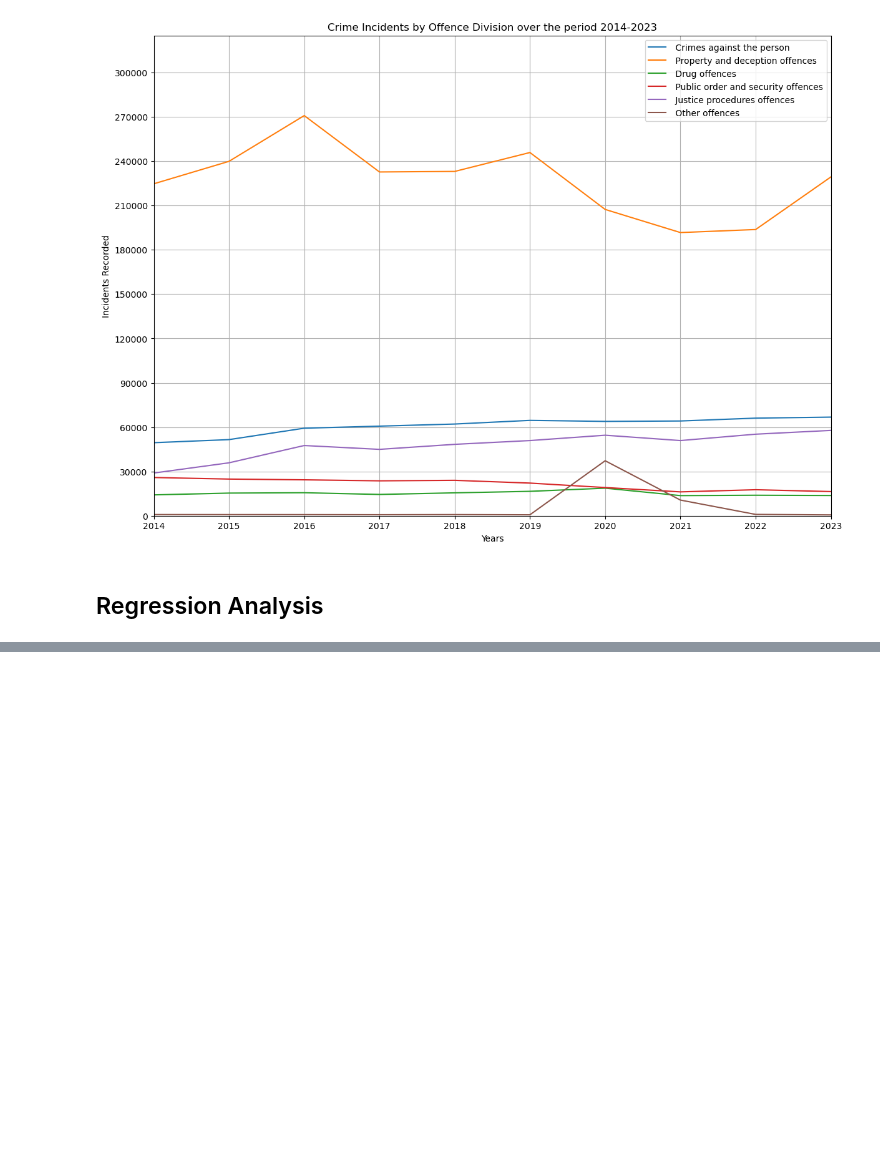
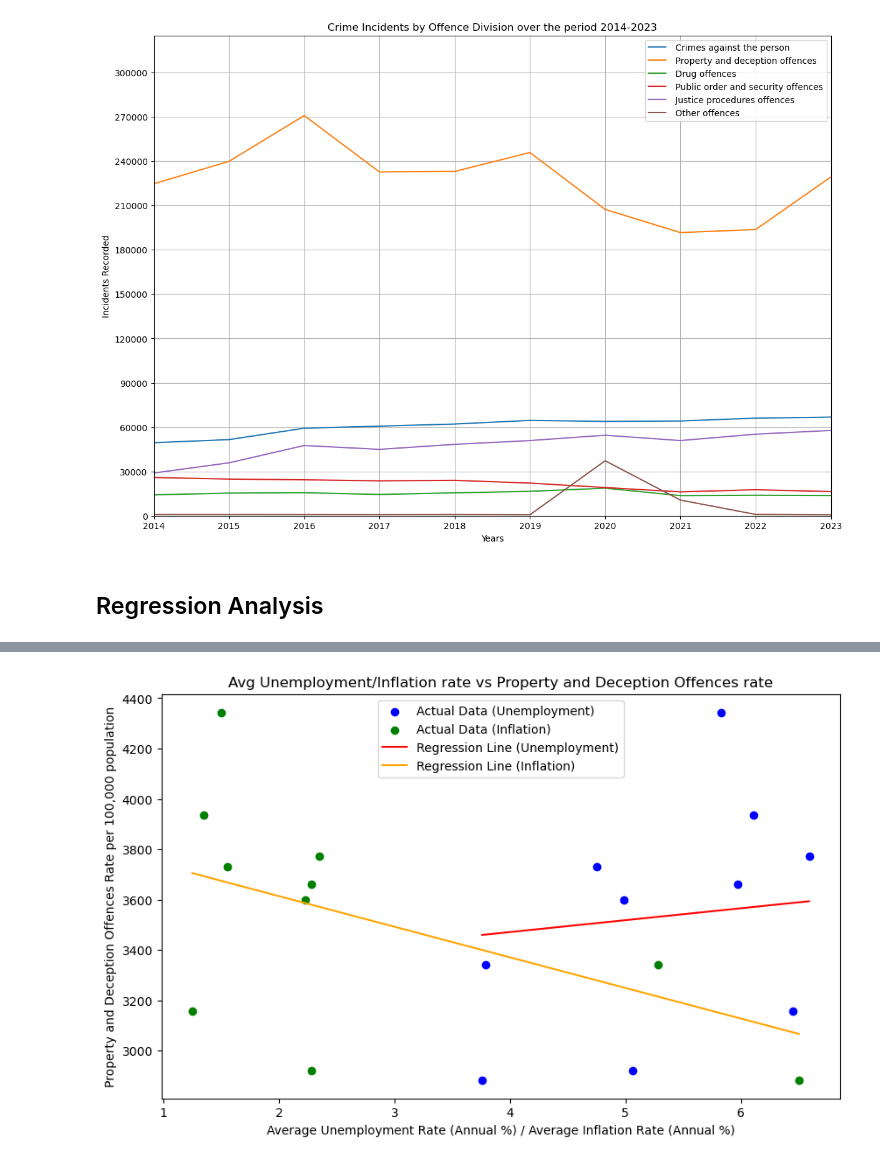
Before and after one commit to MahsaHesam/Project1, a Jupyter notebook: Crime_Analysis_in _Victoria.ipynb, the cells around one changed output, grey strips where cells are left out. Saved outputs shown, nothing was run; the diff lists cells and outputs as text; code cells hidden in the pictures; blank space fills up the shorter version.

```diff
--- a/Crime_Analysis_in _Victoria.ipynb
+++ b/Crime_Analysis_in _Victoria.ipynb
@@ -389,10 +419,10 @@ X = sm.add_constant(X)
 y = y.values
 
 # Fit the regression model
-Total_LGA_Crime= sm.OLS(y, X).fit()
+property_and_deception_offences= sm.OLS(y, X).fit()
 
 # Print the regression summary
-print(Total_LGA_Crime.summary())
+print(property_and_deception_offences.summary())
 # %% [output]
                             OLS Regression Results
 ==============================================================================
@@ -411,6 +441,36 @@ Covariance Type:            nonrobust
 
 Notes:
 [1] Standard Errors assume that the covariance matrix of the errors is correctly specified.
+# %%
+# Define a range of values for the independent variable (e.g., Average Unemployment Rate)
+plt.figure(figsize=(10, 6))
+
+x_range_unemployment = np.linspace(X.iloc[:, 1].min(), X.iloc[:, 1].max(), 100)
+
+# Define a range of values for the other independent variable (e.g., Average Inflation Rate)
+x_range_inflation = np.linspace(X.iloc[:, 2].min(), X.iloc[:, 2].max(), 100)
+
+# Calculate predicted values using the regression equation for both variables
+predicted_values_unemployment = property_and_deception_offences.params[0] + property_and_deception_offences.params[1] * x_range_unemployment + property_and_deception_offences.params[2] * X.iloc[:, 2].mean()
+predicted_values_inflation = property_and_deception_offences.params[0] + property_and_deception_offences.params[1] * X.iloc[:, 1].mean() + property_and_deception_offences.params[2] * x_range_inflation
+
+# Scatter plot of the actual data points
+plt.scatter(X.iloc[:, 1], y, label='Actual Data (Unemployment)', color='blue')
+plt.scatter(X.iloc[:, 2], y, label='Actual Data (Inflation)', color='green')
+
+# Plotting the regression line for both variables
+plt.plot(x_range_unemployment, predicted_values_unemployment, label='Regression Line (Unemployment)', color='red')
+plt.plot(x_range_inflation, predicted_values_inflation, label='Regression Line (Inflation)', color='orange')
+
+# Adding labels and legend
+plt.xlabel('Average Unemployment Rate (Annual %) / Average Inflation Rate (Annual %)')
+plt.ylabel('Property and Deception Offences Rate per 100,000 population')
+plt.title('Avg Unemployment/Inflation rate vs Property and Deception Offences rate')
+plt.legend()
+
+plt.savefig('Visualisation Images/Avg Unemployment and Inflation rate vs Property and Deception Offences rate.png')
+# %% [output]
+[figure, added]
 # %%
 # Define the dependent and independent variables
 y = crime_and_economic_data_df['Crimes against the person Rate per 100,000 population']
```
Also changed, not shown: parts of 5 cells of this notebook, 3 other files.
